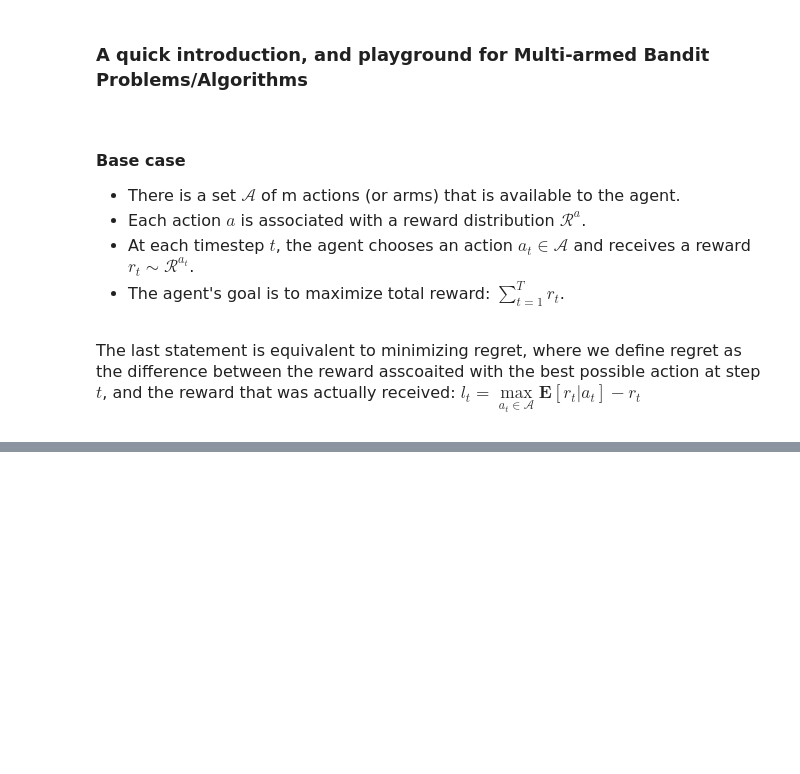
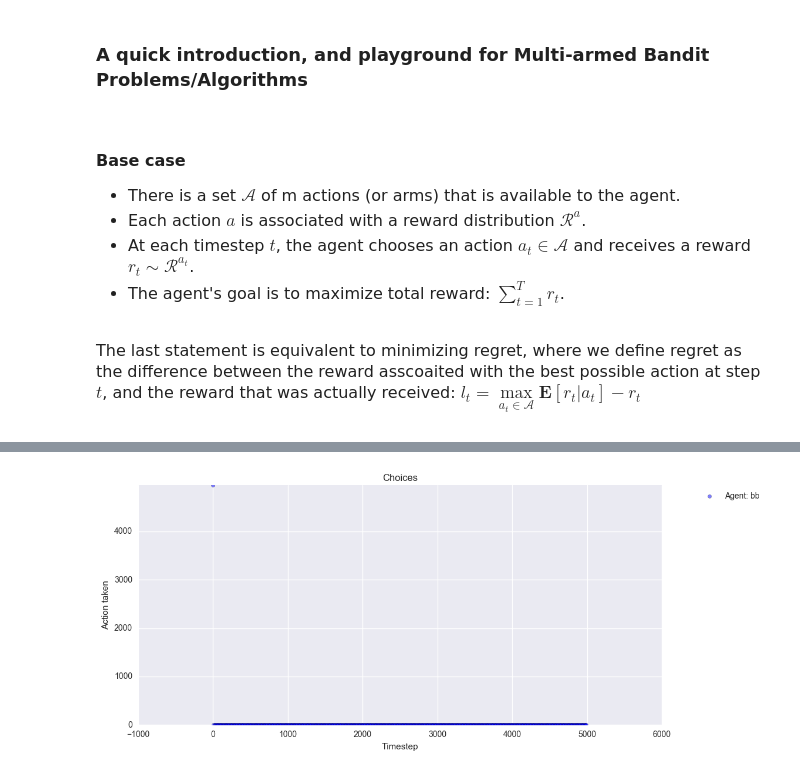
Before and after one commit to 0xend/bandits, a Jupyter notebook: Multi-armed Bandit .ipynb, the cells around one changed output, grey strips where cells are left out. Cells and saved outputs as stored; diff of their text form; code cells hidden in the pictures; blank space fills up the shorter version.

```diff
--- a/Multi-armed Bandit .ipynb
+++ b/Multi-armed Bandit .ipynb
@@ -75,0 +65,4 @@ plot_choices({"ucb1": (ucb1_choices, ucb1_opt_rewards)})
+# %%
+plot_choices({"bb": results["bb"]})
+# %% [output]
+[figure, added]
```
Also changed, not shown: parts of 8 cells of this notebook, 4 other files.
